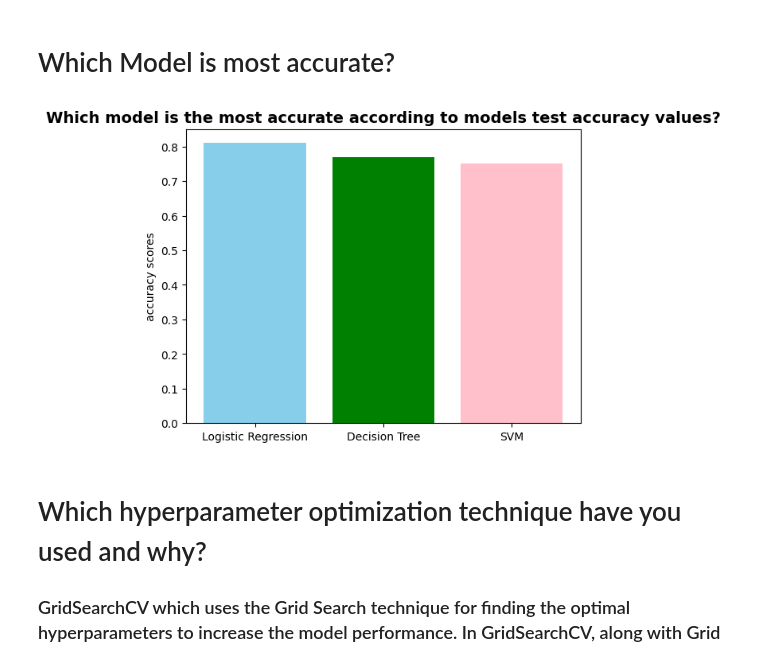
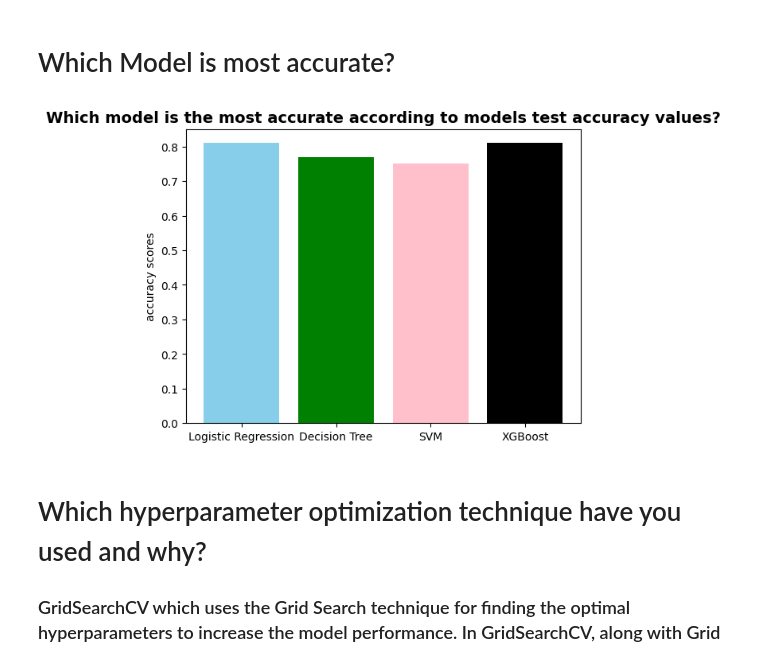
Before and after one commit to sumit25chini/Mobile-Price-Range-Prediction-Classification-prediction, a Jupyter notebook: Mobile_Price_Range_Prediction_project.ipynb, the cells around one changed output. Cells and saved outputs as stored; diff of their text form; code cells hidden in the pictures.

```diff
--- a/Mobile_Price_Range_Prediction_project.ipynb
+++ b/Mobile_Price_Range_Prediction_project.ipynb
@@ -1182,15 +1306,15 @@ weighted avg       0.76      0.75      0.75       500
 # %% [markdown]
 # Which Model is most accurate?
 # %%
-models = ['Logistic Regression', 'Decision Tree','SVM']
-acc_scores = [0.81,0.77,0.75]
+models = ['Logistic Regression', 'Decision Tree','SVM','XGBoost']
+acc_scores = [0.81,0.77,0.75,0.81]
 
-plt.bar(models, acc_scores, color=['skyblue', 'green', 'pink',])
+plt.bar(models, acc_scores, color=['skyblue', 'green', 'pink','black'])
 plt.ylabel("accuracy scores")
 plt.title("Which model is the most accurate according to models test accuracy values?",fontweight ='bold', size = 14)
 plt.show()
 # %% [output]
-[figure, old version]
+[figure, new version]
 # %% [markdown]
 # Which hyperparameter optimization technique have you used and why?
 ### GridSearchCV which uses the Grid Search technique for finding the optimal hyperparameters to increase the model performance. In GridSearchCV, along with Grid Search cross-validation is also performed and cross-Validation is used while training the model. Our goal should be to find the best hyperparameters values to get the perfect prediction results from our model.
```
Also changed, not shown: parts of 7 cells of this notebook.
